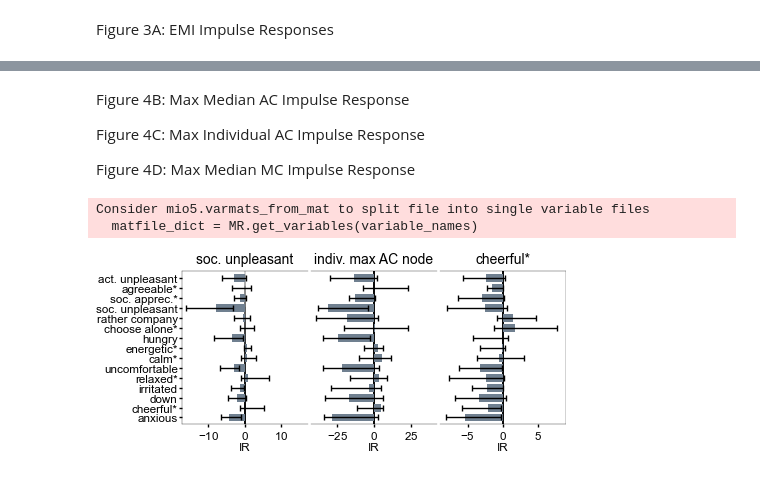
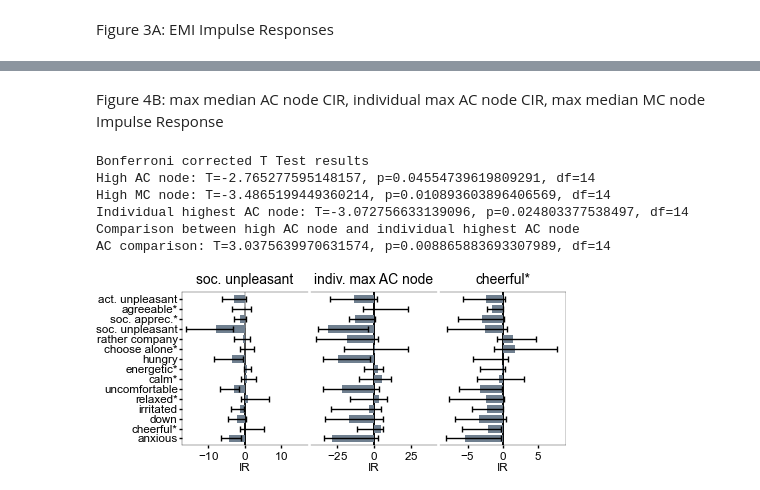
Before and after one commit to antonH22/control_theory_for_emi, a Jupyter notebook: paper_figure3.ipynb, the cells around one changed output, grey strips where cells are left out. Cells and saved outputs as stored; diff of their text form; code cells hidden in the pictures.

Commit message:
updated all tests

```diff
--- a/paper_figure3.ipynb
+++ b/paper_figure3.ipynb
@@ -9,7 +9,7 @@ from ctrl import utils
 import numpy as np
 import custom_rcparams_paper as crc
 
-data = utils.load_data(3)
+data = utils.load_data()
 # data = [data[i] for i in range(len(data)) if (i!=1 and i!=4)]
 features = data[0]['Xlabs']
 intervs = data[0]['Ilabs']
@@ -25,8 +25,6 @@ for j in range(len(data)):
     mc[j] = LQR.modal_ctrb(A)
     for i in range(len(intervs)):
         emi_IR[j,i] = LQR.impulse_response(A, B[:,i], 100)
-        # emi_IR[j,i] /= np.max(emi_IR[j,i])
-        # emi_IR[j,i] = np.nan_to_num(emi_IR[j,i], nan=0)
 
 with mpl.rc_context({'ytick.labelsize':'small', 'figure.constrained_layout.wspace':0.05}):
     fig, axes = plt.subplots(1,len(intervs), figsize=(6.27,2), sharey=True)
@@ -38,8 +36,7 @@ with mpl.rc_context({'ytick.labelsize':'small', 'figure.constrained_layout.wspac
                                          np.percentile(emi_IR[:,i,j], 75, axis=0) - np.median(emi_IR[:,i,j], axis=0)], 1),
                     color=crc.colors.features[j], ecolor=crc.colors.errorbars)
             ax.plot([0,0], ax.get_ylim(), color='black', zorder=-5, linewidth=0.25)
-        ax.set_xlabel('IR')
-        # ax.set_xlabel('norm. IR')
+        ax.set_xlabel('CIR')
         xlim = np.max(np.abs(ax.get_xlim()))
         ax.set_xlim((-xlim, xlim))
         ax.set_yticks(np.arange(len(features)))
@@ -52,18 +49,17 @@ with mpl.rc_context({'ytick.labelsize':'small', 'figure.constrained_layout.wspac
         if i<len(intervs)-1:
             ax.spines[['right']].set_visible(False)
 
-    plt.savefig('figures/paper/figure3A.png')
-    plt.savefig('figures/paper/figure3A.svg')
+    plt.savefig('figures/figure3A.png')
 
 print('Bonferroni corrected T Test results')
 ttest = stats.ttest_1samp(np.median(emi_IR[:,0], axis=0), 0)
-print(f'EMI-I: T={ttest.statistic}, p={ttest.pvalue*16}, df={ttest.df}')
+print(f'EMI-I: T={ttest.statistic}, p={ttest.pvalue*4}, df={ttest.df}')
 ttest = stats.ttest_1samp(np.median(emi_IR[:,1], axis=0), 0)
-print(f'EMI-II: T={ttest.statistic}, p={ttest.pvalue*7}, df={ttest.df}')
+print(f'EMI-II: T={ttest.statistic}, p={ttest.pvalue*4}, df={ttest.df}')
 ttest = stats.ttest_1samp(np.median(emi_IR[:,2], axis=0), 0)
-print(f'EMI-III: T={ttest.statistic}, p={ttest.pvalue*16}, df={ttest.df}')
+print(f'EMI-III: T={ttest.statistic}, p={ttest.pvalue*4}, df={ttest.df}')
 ttest = stats.ttest_1samp(np.median(emi_IR[:,3], axis=0), 0)
-print(f'With company: T={ttest.statistic}, p={ttest.pvalue*7}, df={ttest.df}')
+print(f'With company: T={ttest.statistic}, p={ttest.pvalue*4}, df={ttest.df}')
 # %% [output]
 Consider mio5.varmats_from_mat to split file into single variable files
   matfile_dict = MR.get_variables(variable_names)
@@ -75,23 +72,21 @@ With company: T=-1.5786453318854334, p=0.9571780085576831, df=14
-# %% [markdown]
-Figure 4B: Max Median AC Impulse Response
-
-Figure 4C: Max Individual AC Impulse Response
-
-Figure 4D: Max Median MC Impulse Response
+# %% [markdown]
+Figure 4B: max median AC node CIR, individual max AC node CIR, max median MC node Impulse Response
 # %%
 import matplotlib.pyplot as plt
+from scipy import stats
 from ctrl.discrete_optimal_control2 import LQR
 from ctrl import utils
 import numpy as np
 import custom_rcparams_paper as crc
 
-data = utils.load_data(3)
+data = utils.load_data()
 features = data[0]['Xlabs']
 intervs = data[0]['Ilabs']
 ac = np.zeros((len(data), len(features)))
 mc = np.zeros((len(data), len(features)))
 node_IR = np.zeros((len(data), len(features), len(features)))
 individual_highest_AC_node_IR = np.zeros((len(data), len(features)))
+individual_highest_MC_node_IR = np.zeros((len(data), len(features)))
 
 for j in range(len(data)):
     X = data[j]['X']
@@ -102,19 +97,21 @@ for j in range(len(data)):
     for i in range(len(features)):
         node_IR[j,i] = LQR.impulse_response(A, -B[:,i], 100)
 
-highest_median_ac = 11 #SOC. UNPLEASANT #np.argmax(np.median(ac, axis=0))
-highest_median_mc = 1 #CHEERFUL #np.argmax(np.median(mc, axis=0))
+high_ac_node = 11 #SOC. UNPLEASANT
+high_mc_node = 1 #CHEERFUL
 highest_individual_ac = np.argmax(ac, axis=1)
+highest_individual_mc = np.argmax(mc, axis=1)
 for i in range(len(data)):
     individual_highest_AC_node_IR[i] = node_IR[i, highest_individual_ac[i]]
+    individual_highest_MC_node_IR[i] = node_IR[i, highest_individual_mc[i]]
 
 fig, axes = plt.subplots(1,3, figsize=(4.7,2), sharey=True)
 
 ax = axes[0]
 for j in range(len(features)):
-    ax.barh(j, np.median(node_IR[:,highest_median_ac,j], axis=0),
-        xerr=np.expand_dims([np.median(node_IR[:,highest_median_ac,j], axis=0) - np.percentile(node_IR[:,highest_median_ac,j], 25, axis=0),
-                np.percentile(node_IR[:,highest_median_ac,j], 75, axis=0) - np.median(node_IR[:,highest_median_ac,j], axis=0)], 1),
+    ax.barh(j, np.median(node_IR[:,high_ac_node,j], axis=0),
+        xerr=np.expand_dims([np.median(node_IR[:,high_ac_node,j], axis=0) - np.percentile(node_IR[:,high_ac_node,j], 25, axis=0),
+                np.percentile(node_IR[:,high_ac_node,j], 75, axis=0) - np.median(node_IR[:,high_ac_node,j], axis=0)], 1),
         color=crc.colors.features[j], ecolor=crc.colors.errorbars)
     ax.plot([0,0], ax.get_ylim(), color='black', zorder=-5, linewidth=0.25)
 ax.set_xlabel('IR')
@@ -123,7 +120,7 @@ ax.set_xlim((-xlim, xlim))
 ax.set_yticks(np.arange(len(features)))
 ax.set_yticklabels(features)
 ax.set_ylim((-0.7, len(features)-0.3))
-ax.set_title(features[highest_median_ac])
+ax.set_title(features[high_ac_node])
 ax.spines[['right']].set_visible(False)
 
 ax = axes[1]
@@ -132,42 +129,56 @@ for j in range(len(features)):
     percentile25 = np.percentile(individual_highest_AC_node_IR[:,j], 25, axis=0)
     percentile75 = np.percentile(individual_highest_AC_node_IR[:,j], 75, axis=0)
     ax.barh(j, median,
-        #     xerr = [median - percentile25, percentile75 - median],
             xerr=np.expand_dims([median - percentile25, percentile75 - median], 1),
             color=crc.colors.features[j], ecolor=crc.colors.errorbars)
     ax.plot([0,0], ax.get_ylim(), color='black', zorder=-5, linewidth=0.25)
 ax.set_xlabel('IR')
 xlim = np.max(np.abs(ax.get_xlim()))
 ax.set_xlim((-xlim, xlim))
 ax.set_yticks(np.arange(len(features)))
 ax.set_yticklabels(features)
 ax.set_ylim((-0.7, len(features)-0.3))
 ax.set_title('indiv. max AC node')
 ax.spines[['left']].set_visible(False)
 ax.tick_params('y',left=False)
 ax.spines[['right']].set_visible(False)
 
 ax = axes[2]
 for j in range(len(features)):
-    ax.barh(j, np.median(node_IR[:,highest_median_mc,j], axis=0),
-        xerr=np.expand_dims([np.median(node_IR[:,highest_median_mc,j], axis=0) - np.percentile(node_IR[:,highest_median_mc,j], 25, axis=0),
-                np.percentile(node_IR[:,highest_median_mc,j], 75, axis=0) - np.median(node_IR[:,highest_median_mc,j], axis=0)], 1),
+    ax.barh(j, np.median(node_IR[:,high_mc_node,j], axis=0),
+        xerr=np.expand_dims([np.median(node_IR[:,high_mc_node,j], axis=0) - np.percentile(node_IR[:,high_mc_node,j], 25, axis=0),
+                np.percentile(node_IR[:,high_mc_node,j], 75, axis=0) - np.median(node_IR[:,high_mc_node,j], axis=0)], 1),
         color=crc.colors.features[j], ecolor=crc.colors.errorbars)
     ax.plot([0,0], ax.get_ylim(), color='black', zorder=-5, linewidth=0.25)
 ax.set_xlabel('IR')
 xlim = np.max(np.abs(ax.get_xlim()))
 ax.set_xlim((-xlim, xlim))
 ax.set_yticks(np.arange(len(features)))
 ax.set_yticklabels(features)
 ax.set_ylim((-0.7, len(features)-0.3))
-ax.set_title(features[highest_median_mc])
+ax.set_title(features[high_mc_node])
 ax.spines[['left']].set_visible(False)
 ax.tick_params('y',left=False)
 
-plt.savefig('figures/paper/figure3B-D.png')
-plt.savefig('figures/paper/figure3B-D.svg')
-plt.show()
+plt.savefig('figures/figure3B.png')
+
+print('Bonferroni corrected T Test results')
+ttest = stats.ttest_1samp(np.median(node_IR[:,high_ac_node], axis=0), 0)
+print(f'High AC node: T={ttest.statistic}, p={ttest.pvalue*3}, df={ttest.df}')
+ttest = stats.ttest_1samp(np.median(node_IR[:,high_mc_node], axis=0), 0)
+print(f'High MC node: T={ttest.statistic}, p={ttest.pvalue*3}, df={ttest.df}')
+ttest = stats.ttest_1samp(np.median(individual_highest_AC_node_IR, axis=0), 0)
+print(f'Individual highest AC node: T={ttest.statistic}, p={ttest.pvalue*3}, df={ttest.df}')
+ttest = stats.ttest_1samp(np.median(node_IR[:,np.argmax(np.median(ac, axis=0))], axis=0), 0)
+
+print('Comparison between high AC node and individual highest AC node')
+ttest = stats.ttest_rel(np.median(node_IR[:,high_ac_node], axis=0), np.median(individual_highest_AC_node_IR, axis=0))
+print(f'AC comparison: T={ttest.statistic}, p={ttest.pvalue}, df={ttest.df}')
 # %% [output]
-Consider mio5.varmats_from_mat to split file into single variable files
-  matfile_dict = MR.get_variables(variable_names)
+Bonferroni corrected T Test results
+High AC node: T=-2.765277595148157, p=0.04554739619809291, df=14
+High MC node: T=-3.4865199449360214, p=0.010893603896406569, df=14
+Individual highest AC node: T=-3.072756633139096, p=0.024803377538497, df=14
+Comparison between high AC node and individual highest AC node
+AC comparison: T=3.0375639970631574, p=0.008865883693307989, df=14
-[figure, old version]
+[figure, new version]
```
Also changed, not shown: parts of 1 cell of this notebook, 3 other files.
